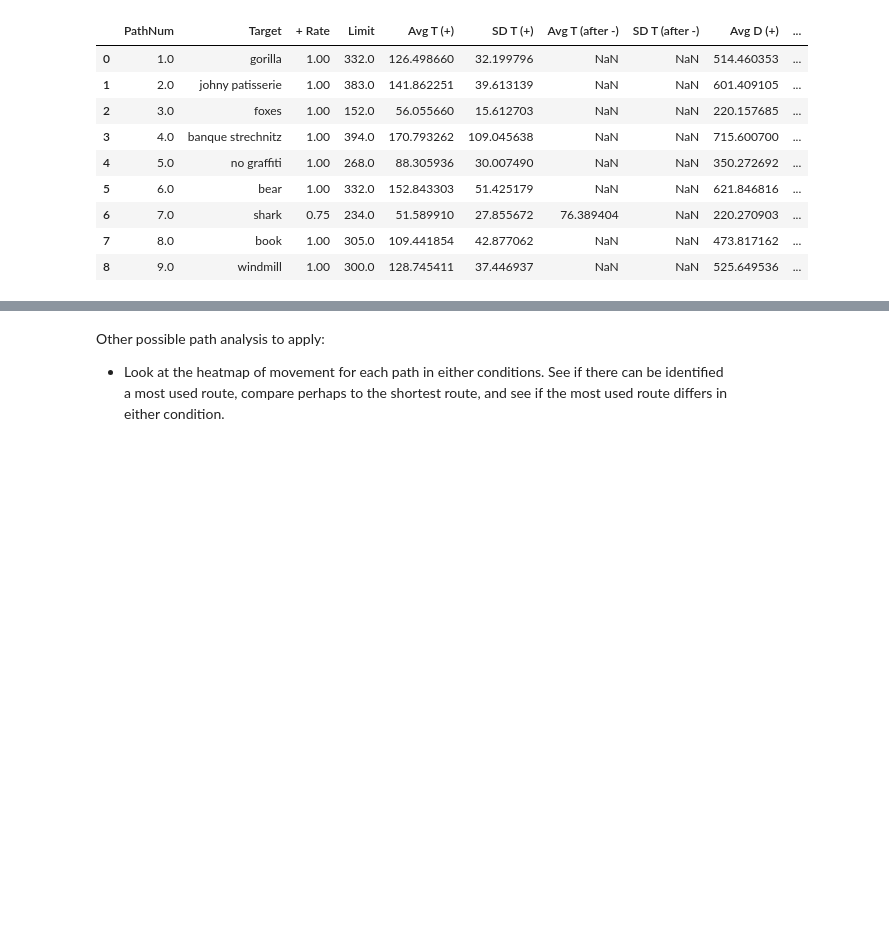
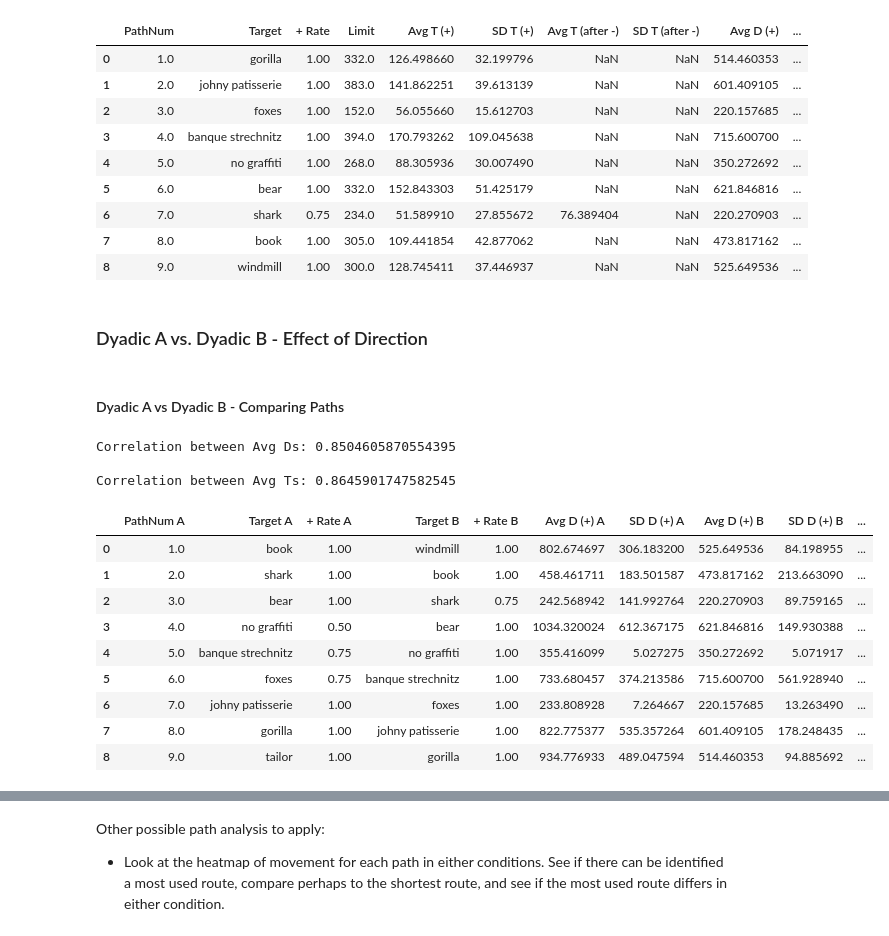
Before and after one commit to lucasessmann/GTA_ET, a Jupyter notebook: PathfindingPerformanceAnalysis.ipynb, the cells around one changed output, grey strips where cells are left out. Cells and saved outputs as stored; diff of their text form; code cells hidden in the pictures; blank space fills up the shorter version.

```diff
--- a/PathfindingPerformanceAnalysis.ipynb
+++ b/PathfindingPerformanceAnalysis.ipynb
@@ -1587,3 +1601,41 @@ Correlation between Avg D and Euc Distance between buildings: 0.5399646949027526
 | 6 | 7.0 | shark | 0.75 | 234.0 | 51.589910 | 27.855672 | 76.389404 | NaN | 220.270903 | ... |
 | 7 | 8.0 | book | 1.00 | 305.0 | 109.441854 | 42.877062 | NaN | NaN | 473.817162 | ... |
 | 8 | 9.0 | windmill | 1.00 | 300.0 | 128.745411 | 37.446937 | NaN | NaN | 525.649536 | ... |
+# %% [markdown]
+### Dyadic A vs. Dyadic B - Effect of Direction
+# %% [markdown]
+#### Dyadic A vs Dyadic B - Comparing Paths
+# %%
+column_subset = ["PathNum", "Target", "+ Rate", "Avg T (+)", "SD T (+)", "Avg D (+)", "SD D (+)", "Avg S (+)", "SD S (+)"]
+AS_path_stats_ren = AD_path_stats[column_subset].rename(columns=lambda n: n + " A");
+BS_path_stats_ren = BD_path_stats[column_subset].rename(columns=lambda n: n + " B");
+
+BS_path_stats_reversed = BS_path_stats_ren.reindex(index=BS_path_stats_ren.index[::-1])
+BS_path_stats_reversed = BS_path_stats_reversed.reset_index(drop=True)
+ASBS_joined = pd.concat([AS_path_stats_ren, BS_path_stats_reversed], axis=1)
+
+new_columns = ['PathNum A', 'Target A',  '+ Rate A', 'Target B', '+ Rate B', 'Avg D (+) A', 'SD D (+) A', \
+               'Avg D (+) B', 'SD D (+) B',  'Avg T (+) A', 'SD T (+) A', 'Avg T (+) B', \
+               'SD T (+) B', 'Avg S (+) A', 'SD S (+) A', 'Avg S (+) B', 'SD S (+) B']
+
+ASBS = ASBS_joined.reindex(sorted(ASBS_joined.columns), axis=1)[new_columns]
+
+
+print('\nCorrelation between Avg Ds: ' + str(ASBS['Avg D (+) A'].corr(ASBS['Avg D (+) B'])))
+print('\nCorrelation between Avg Ts: ' + str(ASBS['Avg T (+) A'].corr(ASBS['Avg T (+) B'])))
+
+ASBS
+# %% [output]
+Correlation between Avg Ds: 0.8504605870554395
+
+Correlation between Avg Ts: 0.8645901747582545
+|  | PathNum A | Target A | + Rate A | Target B | + Rate B | Avg D (+) A | SD D (+) A | Avg D (+) B | SD D (+) B | ... |
+| 0 | 1.0 | book | 1.00 | windmill | 1.00 | 802.674697 | 306.183200 | 525.649536 | 84.198955 | ... |
+| 1 | 2.0 | shark | 1.00 | book | 1.00 | 458.461711 | 183.501587 | 473.817162 | 213.663090 | ... |
+| 2 | 3.0 | bear | 1.00 | shark | 0.75 | 242.568942 | 141.992764 | 220.270903 | 89.759165 | ... |
+| 3 | 4.0 | no graffiti | 0.50 | bear | 1.00 | 1034.320024 | 612.367175 | 621.846816 | 149.930388 | ... |
+| 4 | 5.0 | banque strechnitz | 0.75 | no graffiti | 1.00 | 355.416099 | 5.027275 | 350.272692 | 5.071917 | ... |
+| 5 | 6.0 | foxes | 0.75 | banque strechnitz | 1.00 | 733.680457 | 374.213586 | 715.600700 | 561.928940 | ... |
+| 6 | 7.0 | johny patisserie | 1.00 | foxes | 1.00 | 233.808928 | 7.264667 | 220.157685 | 13.263490 | ... |
+| 7 | 8.0 | gorilla | 1.00 | johny patisserie | 1.00 | 822.775377 | 535.357264 | 601.409105 | 178.248435 | ... |
+| 8 | 9.0 | tailor | 1.00 | gorilla | 1.00 | 934.776933 | 489.047594 | 514.460353 | 94.885692 | ... |
```
Also changed, not shown: parts of 14 cells of this notebook, 1 other file.
